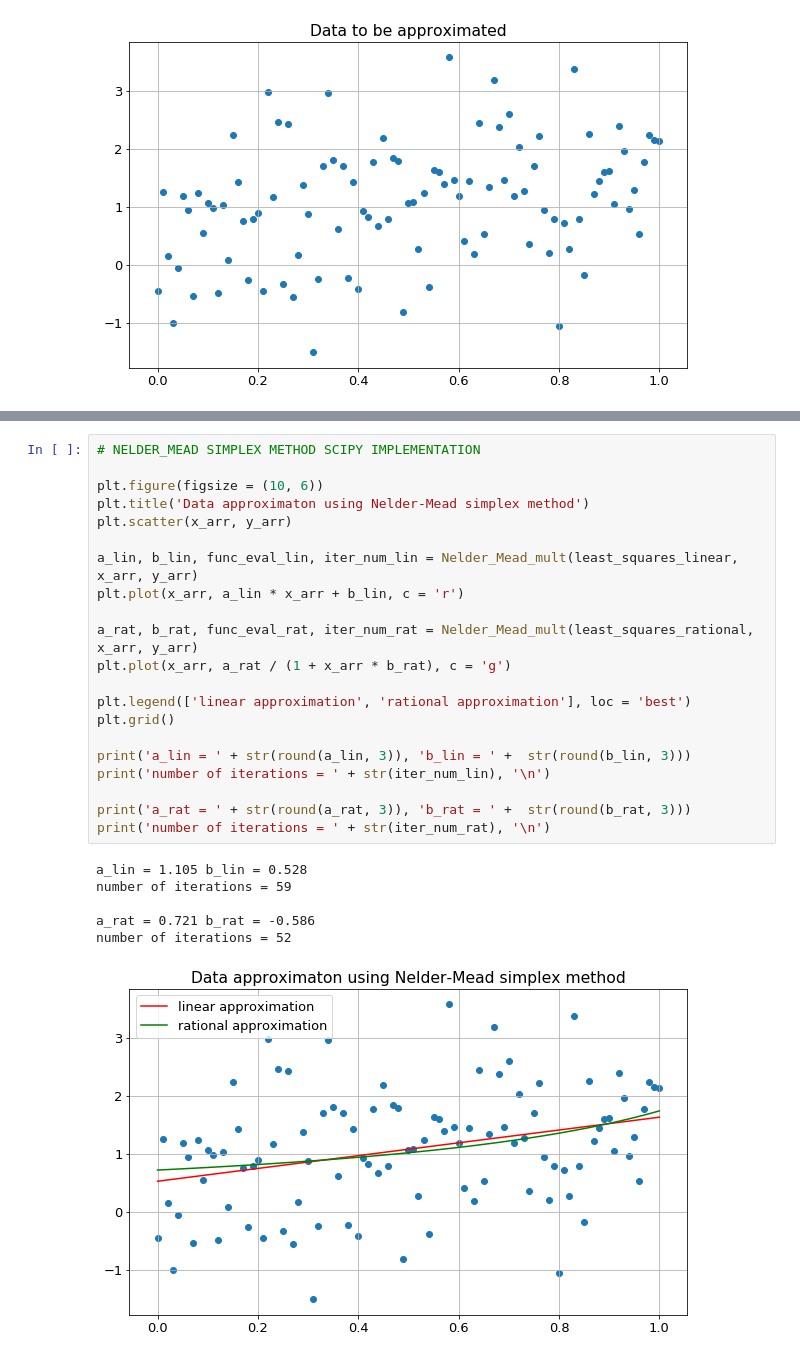
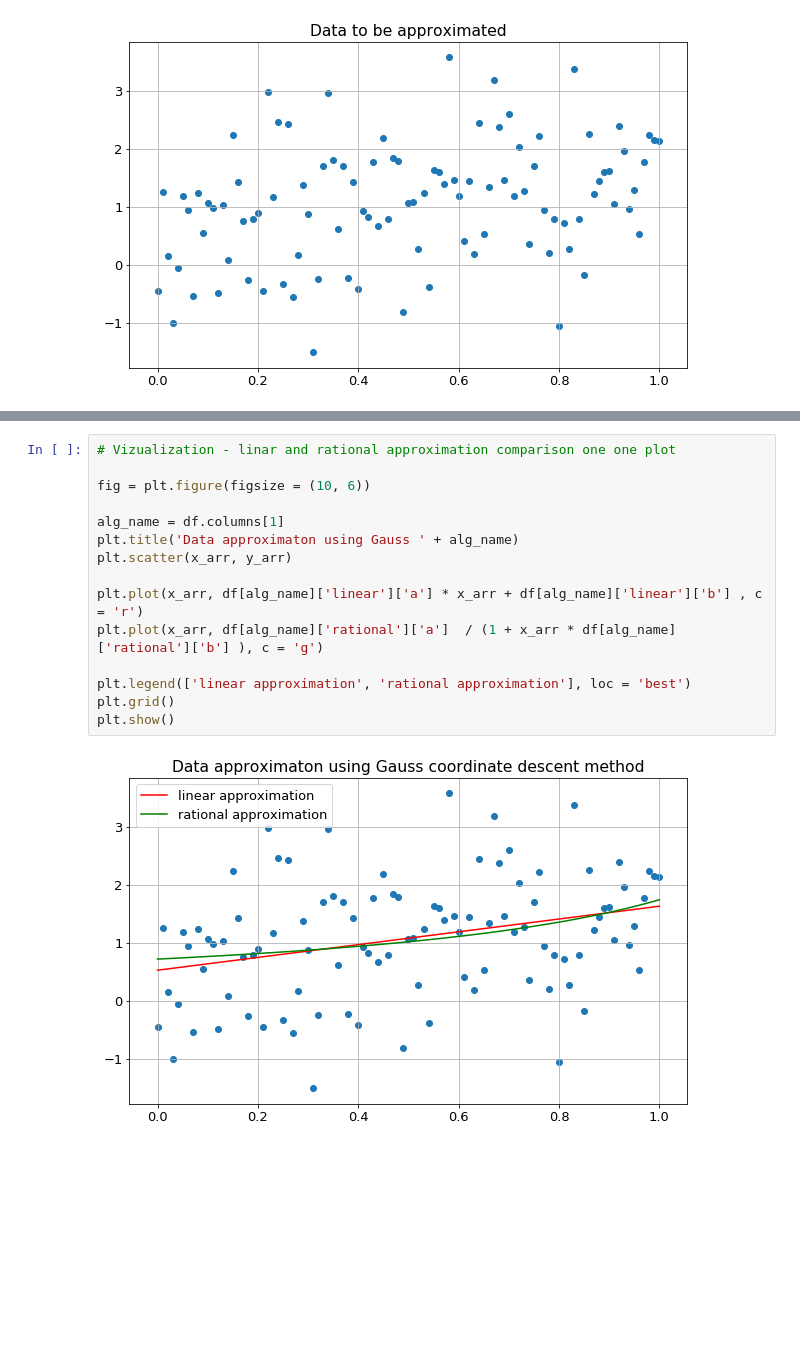
Before and after one commit to belpablo/Algorithms-21, a Jupyter notebook: Lab_2_redo.ipynb, the cells around one changed output, grey strips where cells are left out. Saved outputs shown, nothing was run; the diff lists cells and outputs as text; blank space fills up the shorter version.

```diff
--- a/Lab_2_redo.ipynb
+++ b/Lab_2_redo.ipynb
@@ -453,28 +414,17 @@ number of iterations = 220
-# %%
-# NELDER_MEAD SIMPLEX METHOD SCIPY IMPLEMENTATION
-
-plt.figure(figsize = (10, 6))
-plt.title('Data approximaton using Nelder-Mead simplex method')
-plt.scatter(x_arr, y_arr)
-
-a_lin, b_lin, func_eval_lin, iter_num_lin = Nelder_Mead_mult(least_squares_linear, x_arr, y_arr)
-plt.plot(x_arr, a_lin * x_arr + b_lin, c = 'r')
-
-a_rat, b_rat, func_eval_rat, iter_num_rat = Nelder_Mead_mult(least_squares_rational, x_arr, y_arr)
-plt.plot(x_arr, a_rat / (1 + x_arr * b_rat), c = 'g')
-
-plt.legend(['linear approximation', 'rational approximation'], loc = 'best')
-plt.grid()
-
-print('a_lin = ' + str(round(a_lin, 3)), 'b_lin = ' +  str(round(b_lin, 3)))
-print('number of iterations = ' + str(iter_num_lin), '\n')
-
-print('a_rat = ' + str(round(a_rat, 3)), 'b_rat = ' +  str(round(b_rat, 3)))
-print('number of iterations = ' + str(iter_num_rat), '\n')
-# %% [output]
-a_lin = 1.105 b_lin = 0.528
-number of iterations = 59
-
-a_rat = 0.721 b_rat = -0.586
-number of iterations = 52
-[figure, removed]
+# %%
+# Vizualization - linar and rational approximation comparison one one plot
+
+fig = plt.figure(figsize = (10, 6))
+
+alg_name = df.columns[1]
+plt.title('Data approximaton using Gauss ' + alg_name)
+plt.scatter(x_arr, y_arr)
+
+plt.plot(x_arr, df[alg_name]['linear']['a'] * x_arr + df[alg_name]['linear']['b'] , c = 'r')
+plt.plot(x_arr, df[alg_name]['rational']['a']  / (1 + x_arr * df[alg_name]['rational']['b'] ), c = 'g')
+
+plt.legend(['linear approximation', 'rational approximation'], loc = 'best')
+plt.grid()
+plt.show()
+# %% [output]
+[figure, added]
```
Also changed, not shown: parts of 6 cells of this notebook.
